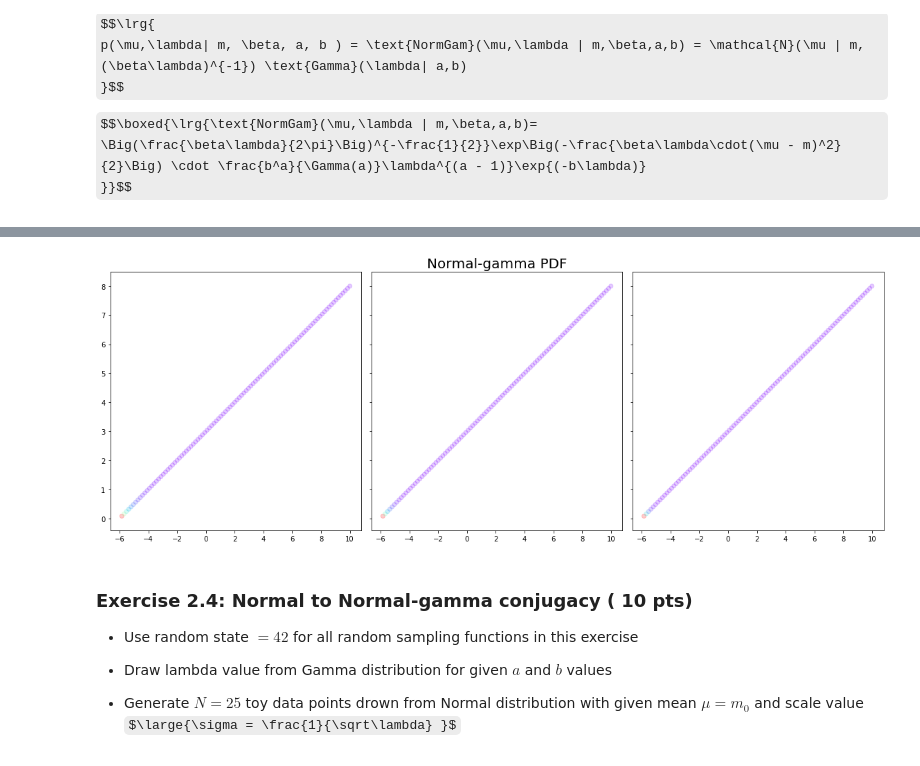
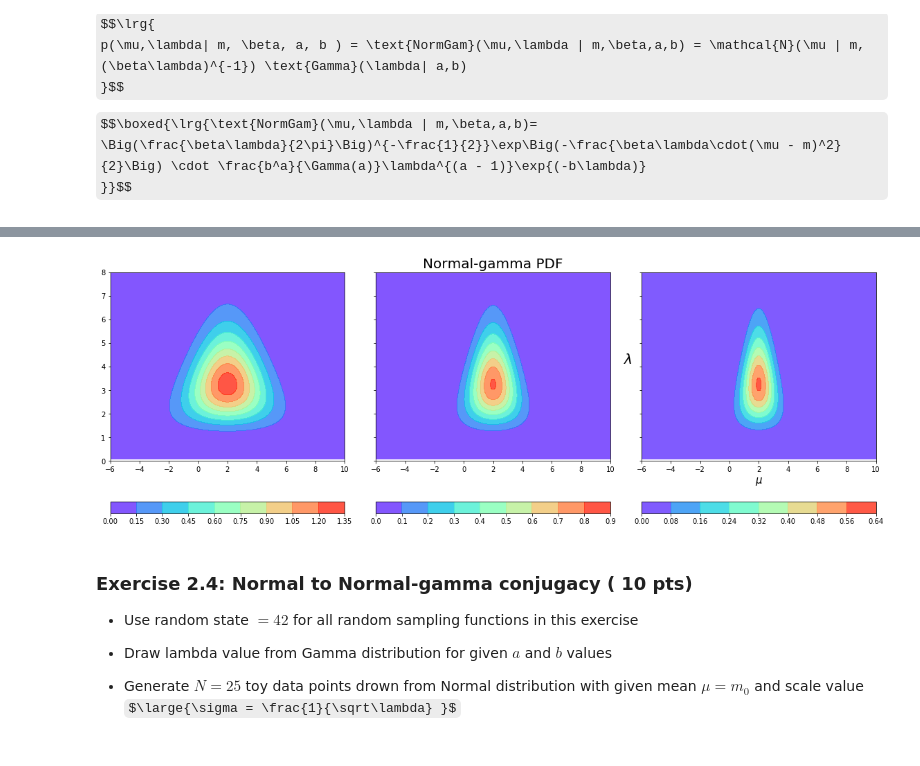
Before and after one commit to toristvan/BAP, a Jupyter notebook: HW4/BAP_HW_4.ipynb, the cells around one changed output, grey strips where cells are left out. Drawn from its saved outputs; the diff is of its cells as text; code cells hidden in the pictures; some formulas as TeX source.

```diff
--- a/HW4/BAP_HW_4.ipynb
+++ b/HW4/BAP_HW_4.ipynb
@@ -221,28 +221,27 @@ M, L = np.meshgrid(mus, lambdas)
 # %%
 betas = [0.1, .25, .5]
 
 f,axis = plt.subplots(1, len(betas), figsize=(16,6), sharey=True, sharex=False)
 
 for i in range(len(betas)):
     ax = axis[i]
     beta = betas[i]
 
     # YOUR CODE HERE
-    mu = np.linspace(-6,10,101)
-    lambd = np.linspace(0,8,101)
+    mu = np.linspace(-6,10,100)
+    lambd = np.linspace(0,8,100)
+    xx, yy = np.meshgrid(mu, lambd)
+    pdf = normal_gamma(xx, yy, beta = beta, a = 8, b = 2, m_0 = 2)
 
-    pdf = normal_gamma(mu = mu[i], lambd = lambd, beta = beta)
-    #print(pdf)
+    ccont = ax.contourf(xx, yy , pdf, cmap = cm.rainbow, levels = 8, alpha = 0.8)
+    f.colorbar(ccont, ax = ax, orientation = "horizontal")
 
-    ax.scatter(mu, lambd , c=pdf, label= str(beta), cmap = cm.rainbow, alpha = 0.2)
-    #ax.set_xlabel('$\\mu$',fontsize=15)
-    #ax.set_ylabel('$\\lambda$',fontsize=20, rotation=0, labelpad=20)
-
-
+ax.set_xlabel('$\\mu$',fontsize=15)
+ax.set_ylabel('$\\lambda$',fontsize=20, rotation=0, labelpad=20)
 axis[1].set_title('Normal-gamma PDF', fontsize=20)
 plt.tight_layout()
 # %% [output]
-[figure, old version]
+[figure, new version]
 # %% [markdown]
 ### Exercise 2.4: Normal to Normal-gamma conjugacy ( 10 pts)
 
```
Also changed, not shown: parts of 1 cell of this notebook.
